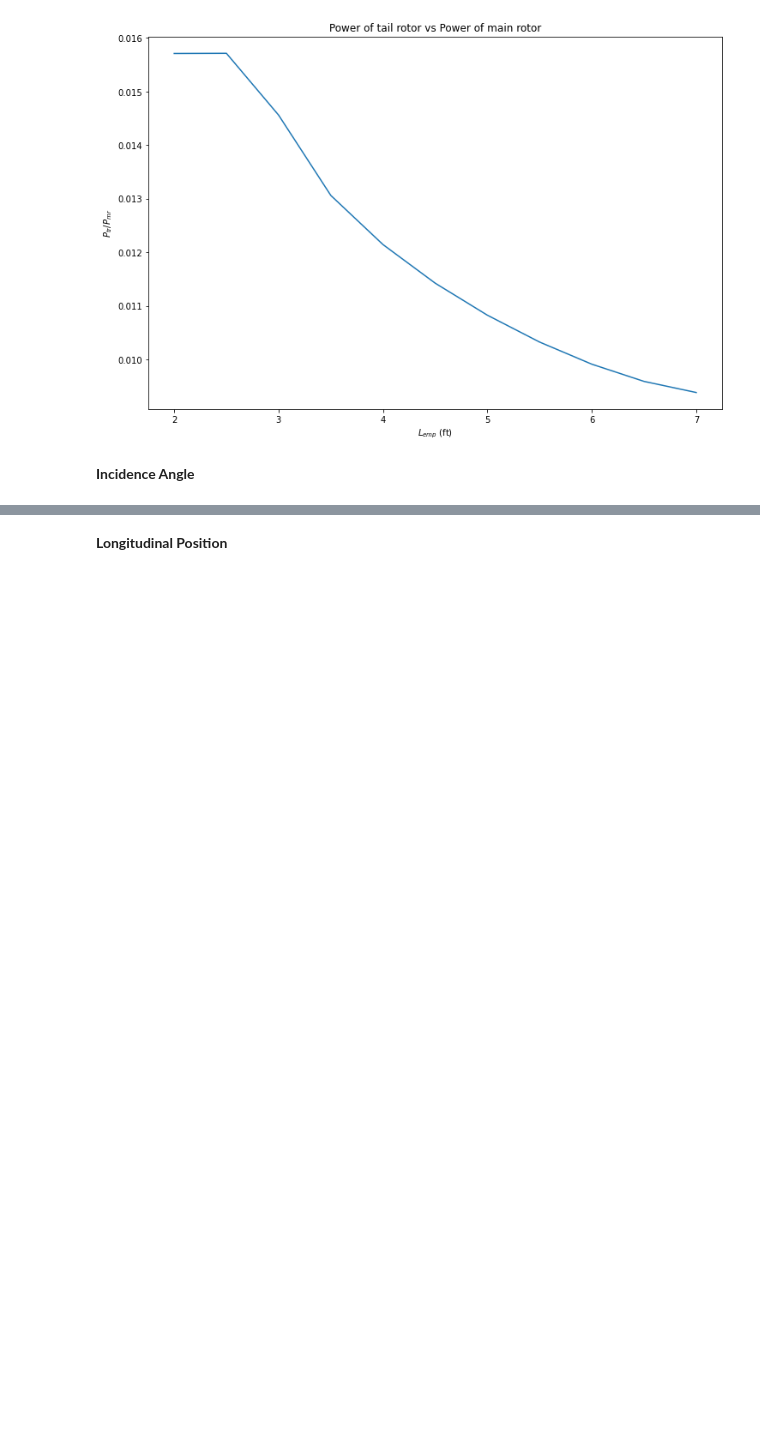
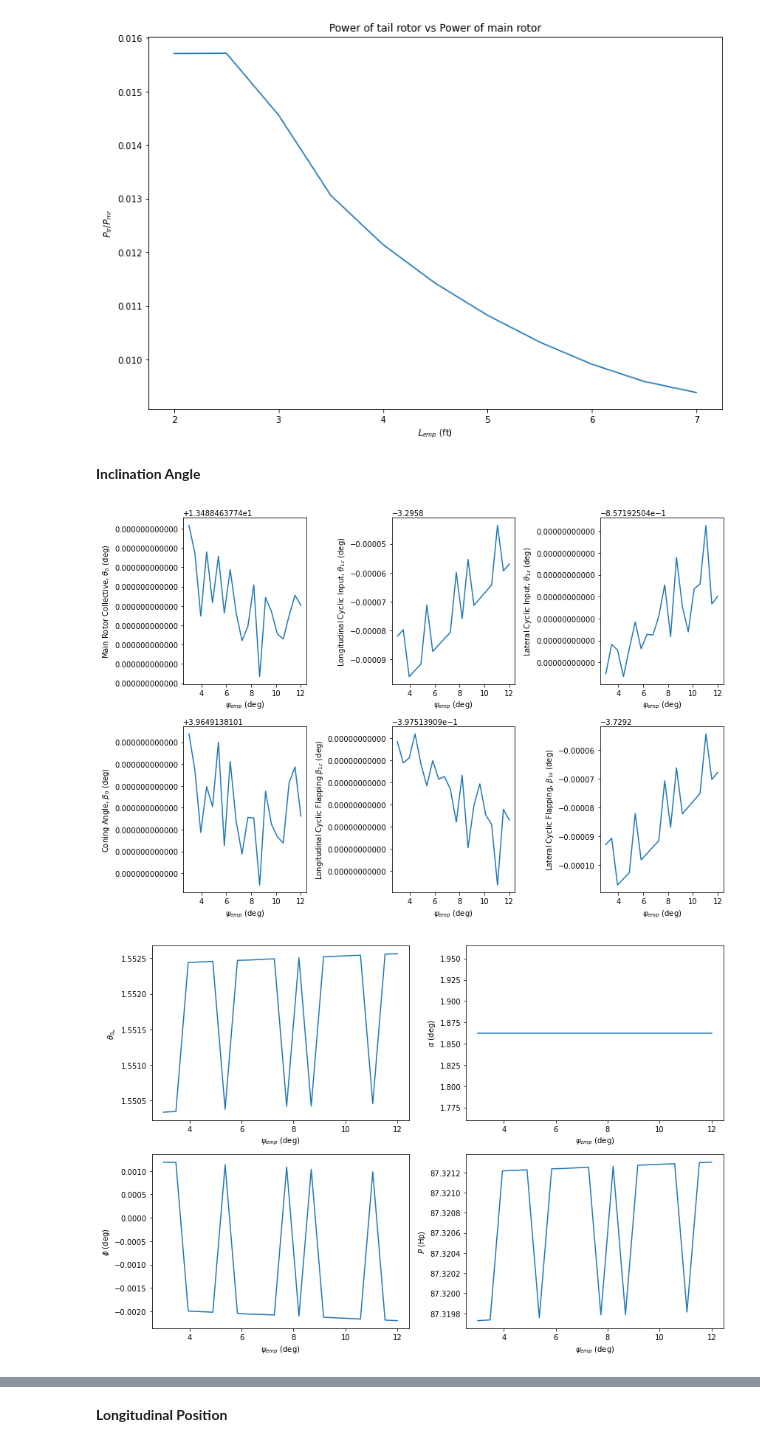
Before and after one commit to nruhl25/HoveringVehicleDesign, a Jupyter notebook: proj3/proj3_report.ipynb, the cells around one changed output, grey strips where cells are left out. Cells and saved outputs as stored; diff of their text form; code cells hidden in the pictures; blank space fills up the shorter version.

Commit message:
Final plots

```diff
--- a/proj3/proj3_report.ipynb
+++ b/proj3/proj3_report.ipynb
@@ -36,4 +36,9 @@ vary_L_emp()
 [figure]
 [figure]
 # %% [markdown]
-__Incidence Angle__
+__Inclination Angle__
+# %%
+vary_psi_emp()
+# %% [output]
+[figure, added]
+[figure, added]
```
Also changed, not shown: parts of 3 cells of this notebook, 3 other files.
